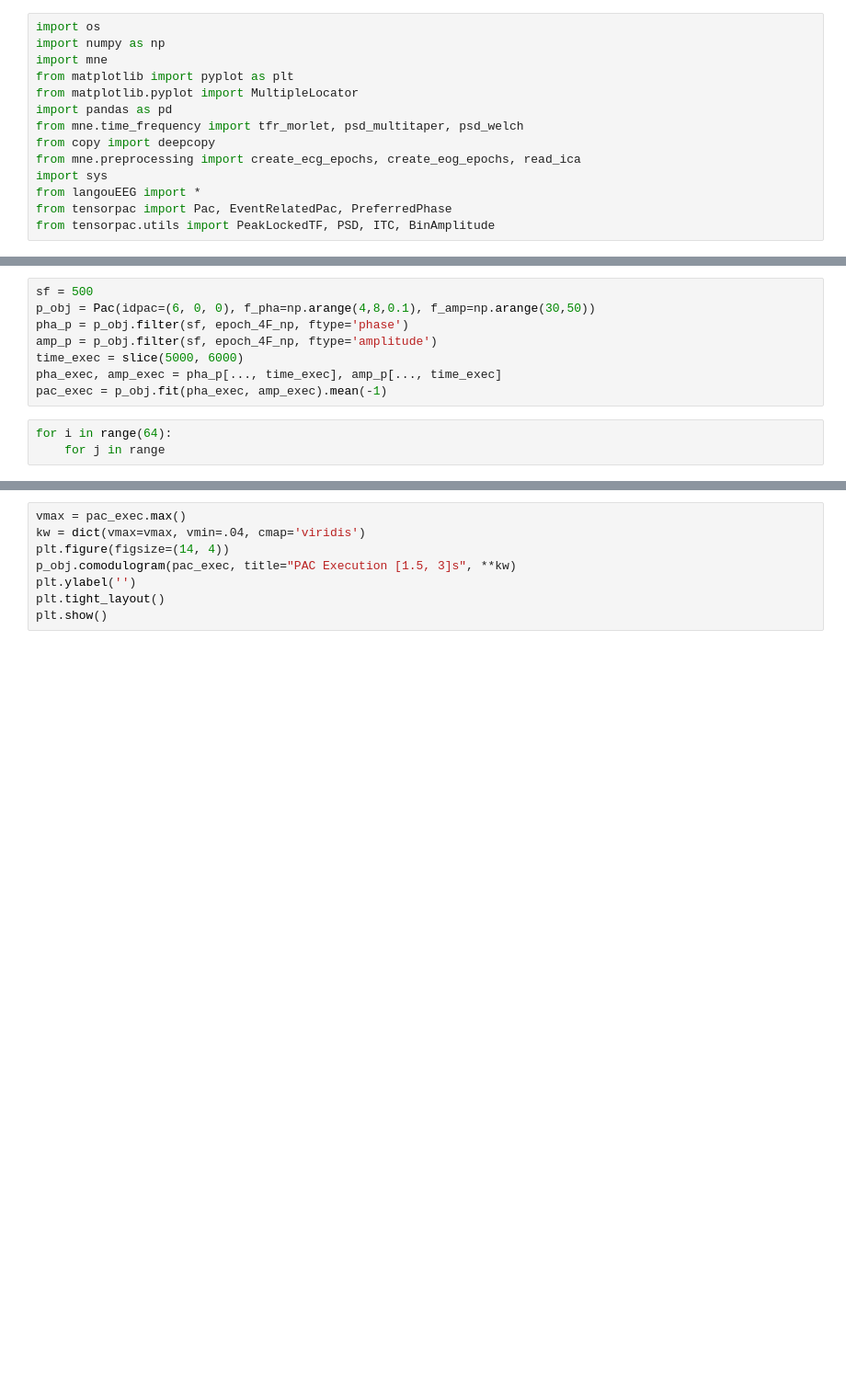
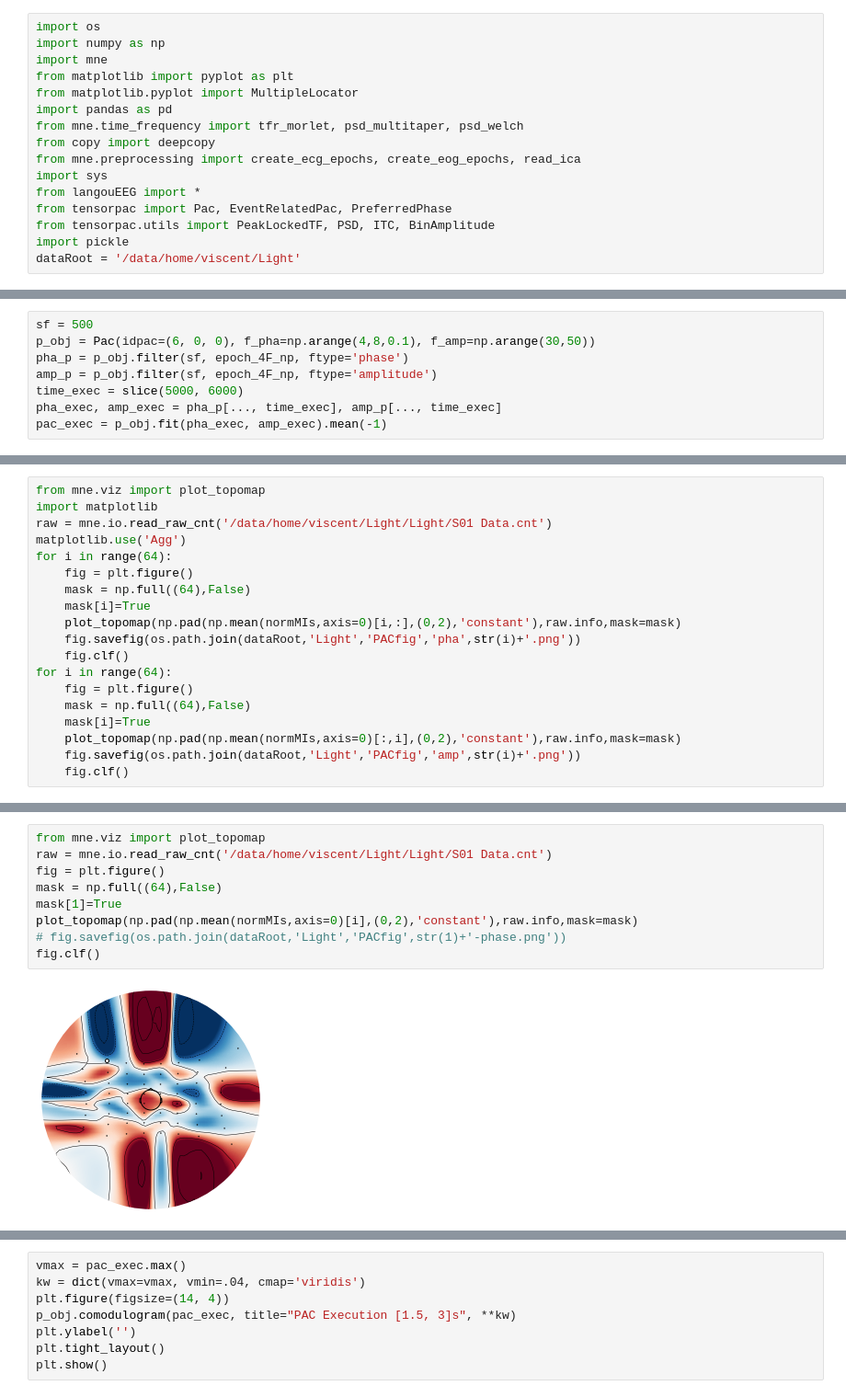
Before and after one commit to zhenyumi/LangouEEG, a Jupyter notebook: langouPAC.ipynb, the cells around one changed output, grey strips where cells are left out. Shown: that part at 92% size. Saved outputs shown, nothing was run; the diff lists cells and outputs as text; blank space fills up the shorter version.

```diff
--- a/langouPAC.ipynb
+++ b/langouPAC.ipynb
@@ -12,6 +12,8 @@ import sys
 from langouEEG import *
 from tensorpac import Pac, EventRelatedPac, PreferredPhase
 from tensorpac.utils import PeakLockedTF, PSD, ITC, BinAmplitude
+import pickle
+dataRoot = '/data/home/viscent/Light'
 # %%
 subject_name='S03'
 print(subject_name)
@@ -106,6 +44,3 @@ amp_p = p_obj.filter(sf, epoch_4F_np, ftype='amplitude')
 time_exec = slice(5000, 6000)
 pha_exec, amp_exec = pha_p[..., time_exec], amp_p[..., time_exec]
 pac_exec = p_obj.fit(pha_exec, amp_exec).mean(-1)
-# %%
-for i in range(64):
-    for j in range
@@ -111,0 +78,19 @@ for i in range(64):
+# %%
+from mne.viz import plot_topomap
+import matplotlib
+raw = mne.io.read_raw_cnt('/data/home/viscent/Light/Light/S01 Data.cnt')
+matplotlib.use('Agg')
+for i in range(64):
+    fig = plt.figure()
+    mask = np.full((64),False)
+    mask[i]=True
+    plot_topomap(np.pad(np.mean(normMIs,axis=0)[i,:],(0,2),'constant'),raw.info,mask=mask)
+    fig.savefig(os.path.join(dataRoot,'Light','PACfig','pha',str(i)+'.png'))
+    fig.clf()
+for i in range(64):
+    fig = plt.figure()
+    mask = np.full((64),False)
+    mask[i]=True
+    plot_topomap(np.pad(np.mean(normMIs,axis=0)[:,i],(0,2),'constant'),raw.info,mask=mask)
+    fig.savefig(os.path.join(dataRoot,'Light','PACfig','amp',str(i)+'.png'))
+    fig.clf()
@@ -111,0 +111,11 @@ for i in range(64):
+# %%
+from mne.viz import plot_topomap
+raw = mne.io.read_raw_cnt('/data/home/viscent/Light/Light/S01 Data.cnt')
+fig = plt.figure()
+mask = np.full((64),False)
+mask[1]=True
+plot_topomap(np.pad(np.mean(normMIs,axis=0)[i],(0,2),'constant'),raw.info,mask=mask)
+# fig.savefig(os.path.join(dataRoot,'Light','PACfig',str(1)+'-phase.png'))
+fig.clf()
+# %% [output]
+[figure, added]
```
Also changed, not shown: parts of 8 cells of this notebook.
